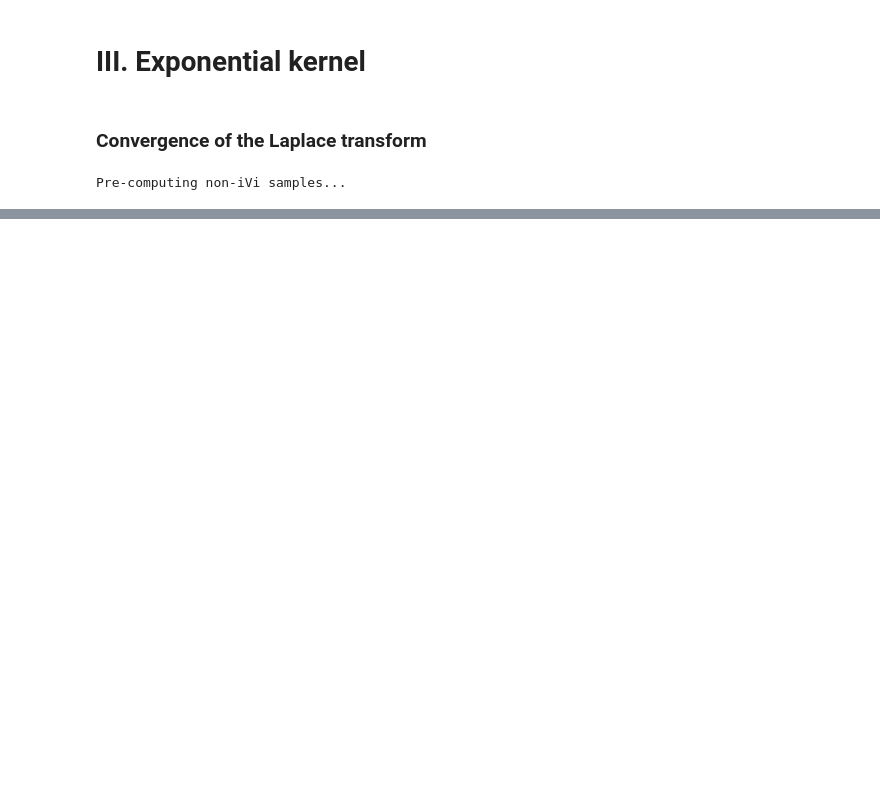
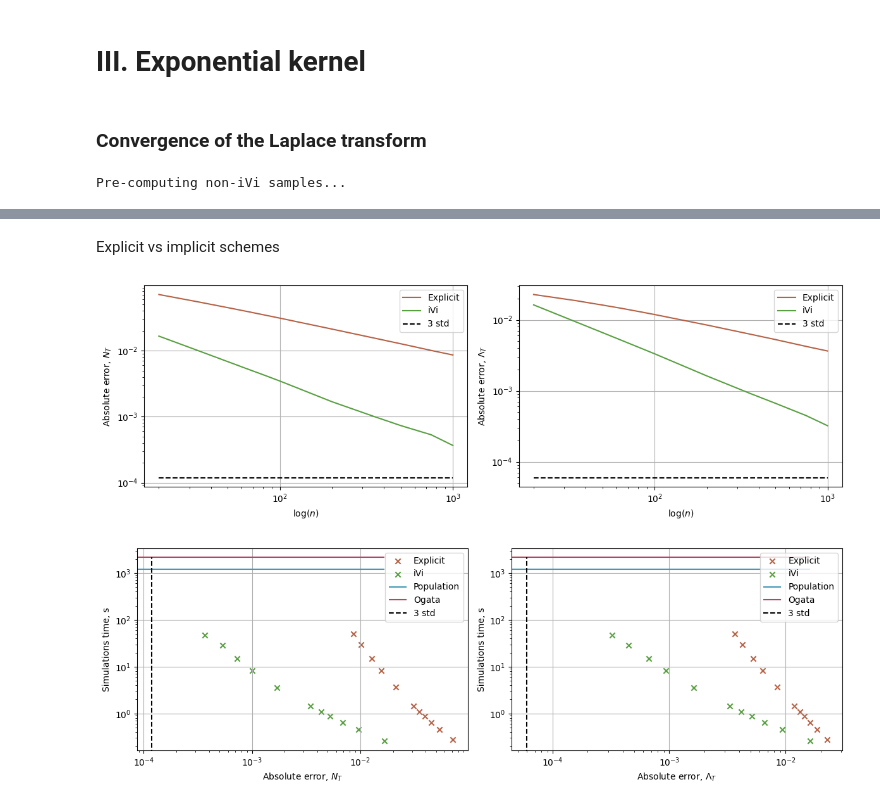
Before and after one commit to MrG1raffe/volterra_hawkes, a Jupyter notebook: notebooks/dev/iVi_Hawkes_numerics_article.ipynb, the cells around one changed output, grey strips where cells are left out. Drawn from its saved outputs; the diff is of its cells as text; code cells hidden in the pictures; blank space fills up the shorter version.

Commit message:
Add computations for the implicit scheme

```diff
--- a/notebooks/dev/iVi_Hawkes_numerics_article.ipynb
+++ b/notebooks/dev/iVi_Hawkes_numerics_article.ipynb
@@ -309,0 +319,26 @@ experiment_results['time_ExpExact'] / experiment_results['time_Res iVi_200']
+# %% [markdown]
+Explicit vs implicit schemes
+# %%
+with open('../images/inar/fractional_kernel/results_fractional.json') as f:
+    experiment_results_explicit = json.load(f)
+
+with open('../images/article/fractional_kernel/results_fractional.json') as f:
+    experiment_results_ivi = json.load(f)
+
+experiment_results_merged = experiment_results_ivi.copy()
+
+experiment_results_merged["methods_ivi"] = ["Explicit", "iVi"]
+
+del experiment_results_merged['errors_ivi']["U"]["Res iVi"]
+del experiment_results_merged['errors_ivi']["N"]["Res iVi"]
+
+experiment_results_merged['errors_ivi']["U"]["Explicit"] = experiment_results_explicit['errors_ivi']["U"]["iVi"]
+experiment_results_merged['errors_ivi']["N"]["Explicit"] = experiment_results_explicit['errors_ivi']["N"]["iVi"]
+
+for i in experiment_results_merged["n_steps_arr_cf"]:
+    experiment_results_merged["time_Explicit_" + str(i)] = experiment_results_explicit["time_iVi_" + str(i)]
+# %%
+plot_cf_convergence(results=experiment_results_merged, path_experiment='../images/explicit/', is_log_time=True)
+# %% [output]
+[figure, added]
+[figure, added]
```
Also changed, not shown: parts of 8 cells of this notebook, 15 other files.
